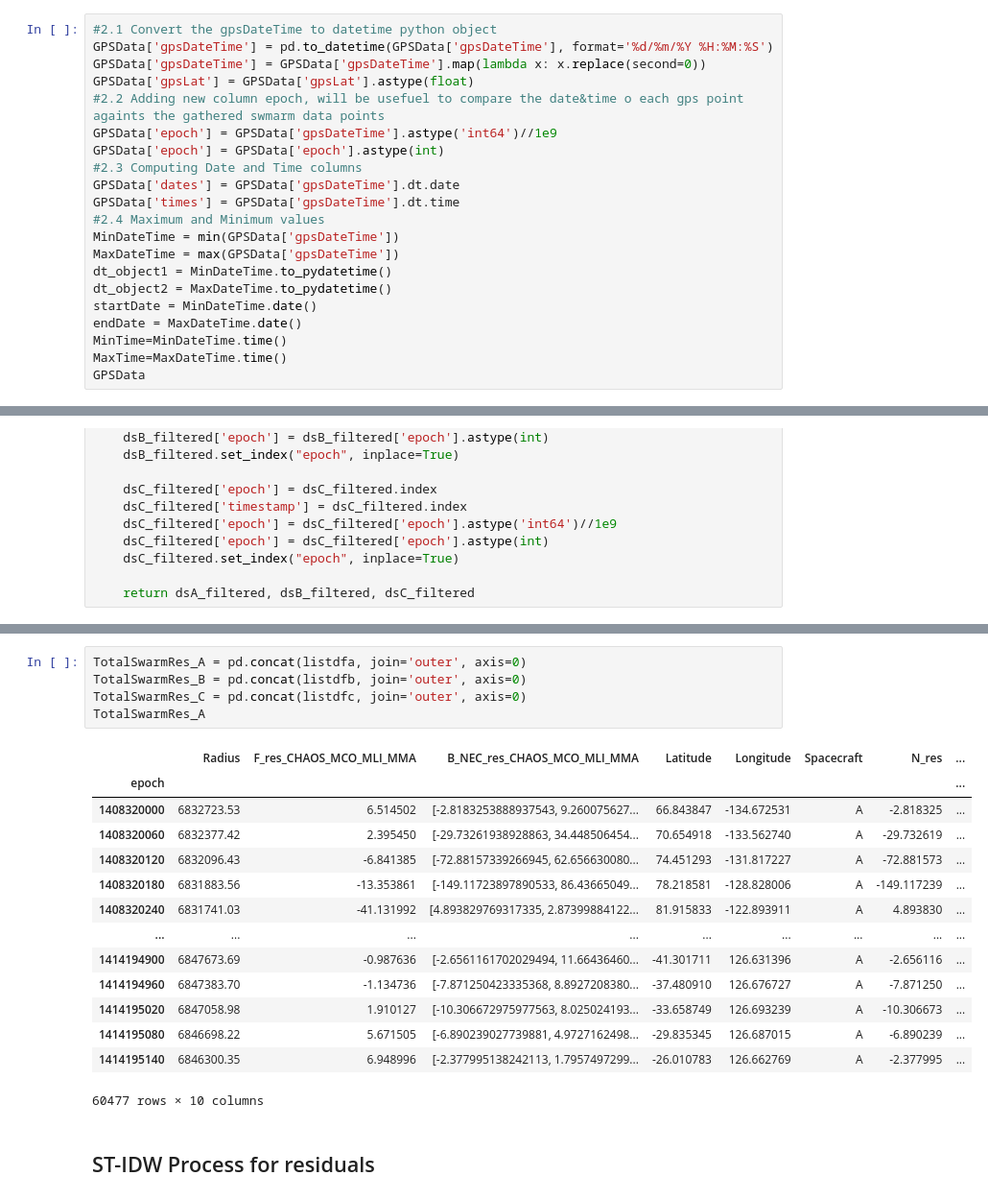
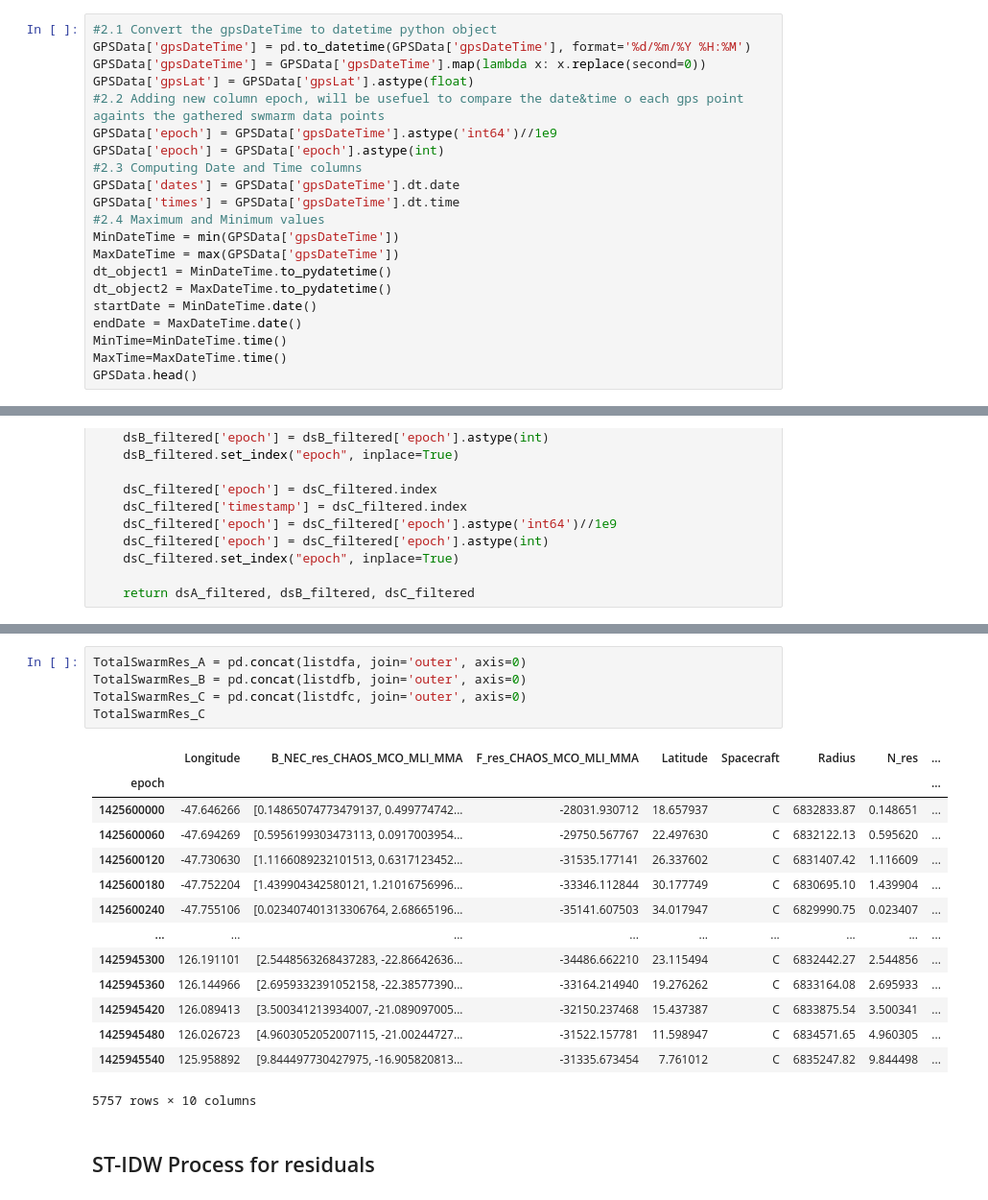
Before and after one commit to MagGeo/MagGeo, a Jupyter notebook: Sequential_v2.ipynb, the cells around one changed output, grey strips where cells are left out. Shown at 96% size. Saved outputs shown, nothing was run; the diff lists cells and outputs as text.

```diff
--- a/Sequential_v2.ipynb
+++ b/Sequential_v2.ipynb
@@ -60,6 +60,6 @@ GPSData
 # %%
 #2.1 Convert the gpsDateTime to datetime python object
-GPSData['gpsDateTime'] = pd.to_datetime(GPSData['gpsDateTime'], format='%d/%m/%Y %H:%M:%S')
+GPSData['gpsDateTime'] = pd.to_datetime(GPSData['gpsDateTime'], format='%d/%m/%Y %H:%M')
 GPSData['gpsDateTime'] = GPSData['gpsDateTime'].map(lambda x: x.replace(second=0))
 GPSData['gpsLat'] = GPSData['gpsLat'].astype(float)
 #2.2 Adding new column epoch, will be usefuel to compare the date&time o each gps point againts the gathered swmarm data points
@@ -77,5 +77,5 @@ startDate = MinDateTime.date()
 endDate = MaxDateTime.date()
 MinTime=MinDateTime.time()
 MaxTime=MaxDateTime.time()
-GPSData
+GPSData.head()
 # %% [output]
@@ -283,23 +270,23 @@ Process for: 2014-09-06 :
 # %%
 TotalSwarmRes_A = pd.concat(listdfa, join='outer', axis=0)
 TotalSwarmRes_B = pd.concat(listdfb, join='outer', axis=0)
 TotalSwarmRes_C = pd.concat(listdfc, join='outer', axis=0)
-TotalSwarmRes_A
+TotalSwarmRes_C
 # %% [output]
-|  | Radius | F_res_CHAOS_MCO_MLI_MMA | B_NEC_res_CHAOS_MCO_MLI_MMA | Latitude | Longitude | Spacecraft | N_res | ... |
+|  | Longitude | B_NEC_res_CHAOS_MCO_MLI_MMA | F_res_CHAOS_MCO_MLI_MMA | Latitude | Spacecraft | Radius | N_res | ... |
 | epoch |  |  |  |  |  |  |  | ... |
-| 1408320000 | 6832723.53 | 6.514502 | [-2.8183253888937543, 9.260075627... | 66.843847 | -134.672531 | A | -2.818325 | ... |
-| 1408320060 | 6832377.42 | 2.395450 | [-29.73261938928863, 34.448506454... | 70.654918 | -133.562740 | A | -29.732619 | ... |
-| 1408320120 | 6832096.43 | -6.841385 | [-72.88157339266945, 62.656630080... | 74.451293 | -131.817227 | A | -72.881573 | ... |
-| 1408320180 | 6831883.56 | -13.353861 | [-149.11723897890533, 86.43665049... | 78.218581 | -128.828006 | A | -149.117239 | ... |
-| 1408320240 | 6831741.03 | -41.131992 | [4.893829769317335, 2.87399884122... | 81.915833 | -122.893911 | A | 4.893830 | ... |
+| 1425600000 | -47.646266 | [0.14865074773479137, 0.499774742... | -28031.930712 | 18.657937 | C | 6832833.87 | 0.148651 | ... |
+| 1425600060 | -47.694269 | [0.5956199303473113, 0.0917003954... | -29750.567767 | 22.497630 | C | 6832122.13 | 0.595620 | ... |
+| 1425600120 | -47.730630 | [1.1166089232101513, 0.6317123452... | -31535.177141 | 26.337602 | C | 6831407.42 | 1.116609 | ... |
+| 1425600180 | -47.752204 | [1.439904342580121, 1.21016756996... | -33346.112844 | 30.177749 | C | 6830695.10 | 1.439904 | ... |
+| 1425600240 | -47.755106 | [0.023407401313306764, 2.68665196... | -35141.607503 | 34.017947 | C | 6829990.75 | 0.023407 | ... |
 | ... | ... | ... | ... | ... | ... | ... | ... | ... |
-| 1414194900 | 6847673.69 | -0.987636 | [-2.6561161702029494, 11.66436460... | -41.301711 | 126.631396 | A | -2.656116 | ... |
-| 1414194960 | 6847383.70 | -1.134736 | [-7.871250423335368, 8.8927208380... | -37.480910 | 126.676727 | A | -7.871250 | ... |
-| 1414195020 | 6847058.98 | 1.910127 | [-10.306672975977563, 8.025024193... | -33.658749 | 126.693239 | A | -10.306673 | ... |
-| 1414195080 | 6846698.22 | 5.671505 | [-6.890239027739881, 4.9727162498... | -29.835345 | 126.687015 | A | -6.890239 | ... |
-| 1414195140 | 6846300.35 | 6.948996 | [-2.377995138242113, 1.7957497299... | -26.010783 | 126.662769 | A | -2.377995 | ... |
+| 1425945300 | 126.191101 | [2.5448563268437283, -22.86642636... | -34486.662210 | 23.115494 | C | 6832442.27 | 2.544856 | ... |
+| 1425945360 | 126.144966 | [2.6959332391052158, -22.38577390... | -33164.214940 | 19.276262 | C | 6833164.08 | 2.695933 | ... |
+| 1425945420 | 126.089413 | [3.500341213934007, -21.089097005... | -32150.237468 | 15.437387 | C | 6833875.54 | 3.500341 | ... |
+| 1425945480 | 126.026723 | [4.9603052052007115, -21.00244727... | -31522.157781 | 11.598947 | C | 6834571.65 | 4.960305 | ... |
+| 1425945540 | 125.958892 | [9.844497730427975, -16.905820813... | -31335.673454 | 7.761012 | C | 6835247.82 | 9.844498 | ... |
-60477 rows × 10 columns
+5757 rows × 10 columns
 # %% [markdown]
 ## ST-IDW Process for residuals
 # %%
```
Also changed, not shown: parts of 11 cells of this notebook, 4 other files.
